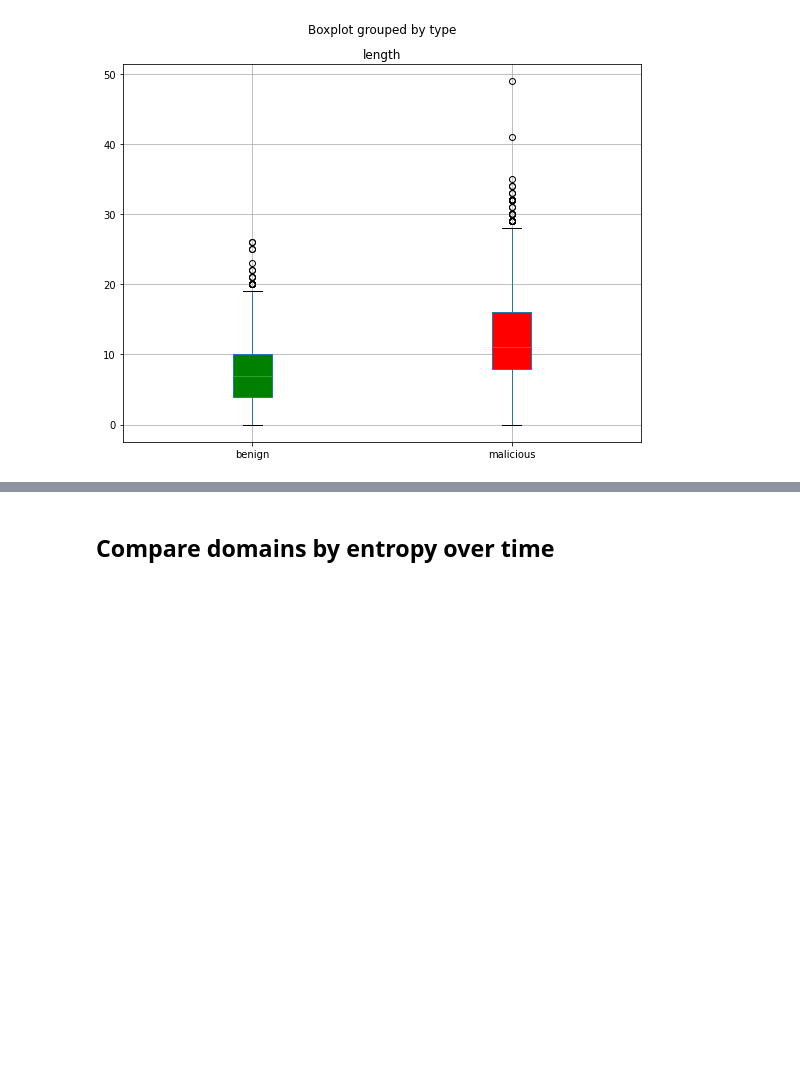
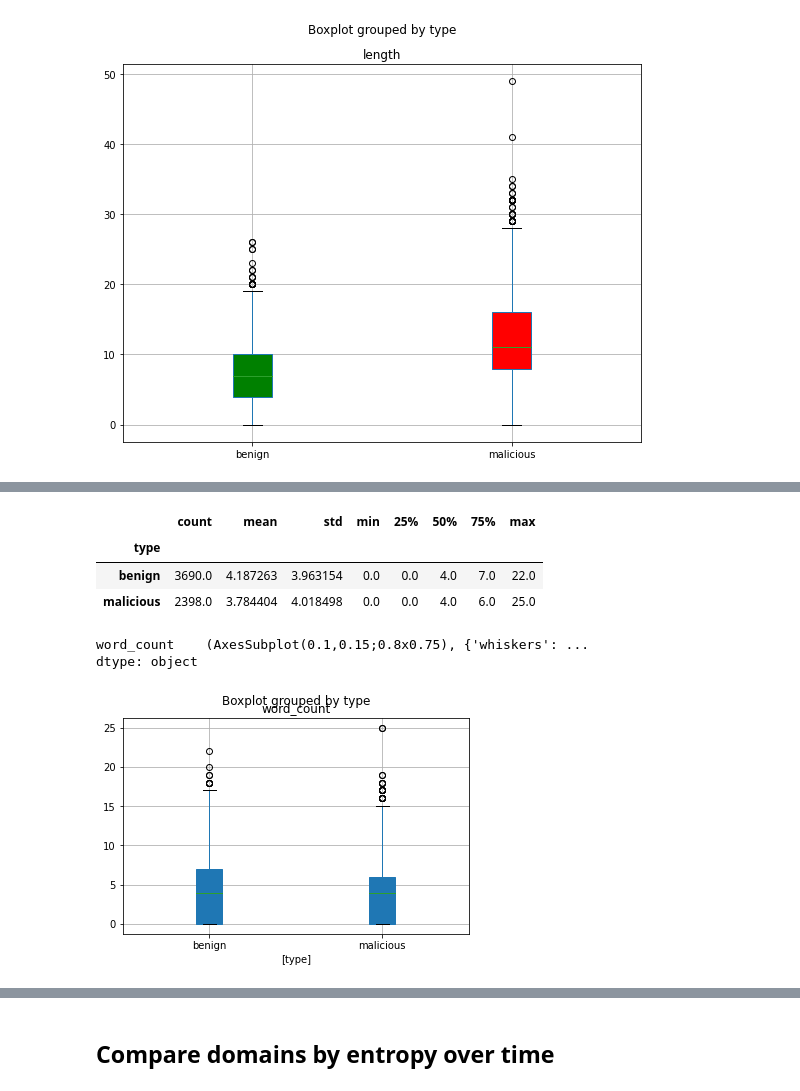
Before and after one commit to erodium/artemis, a Jupyter notebook: notebooks/kevin-eda.ipynb, the cells around one changed output, grey strips where cells are left out. Saved outputs shown, nothing was run; the diff lists cells and outputs as text; code cells hidden in the pictures; blank space fills up the shorter version.

```diff
--- a/notebooks/kevin-eda.ipynb
+++ b/notebooks/kevin-eda.ipynb
@@ -737,0 +754,20 @@ Text(0, 0.5, 'Domain Entropy')
+# %%
+word_list = set(words.words())
+word_length_threshold = 3
+# Remove words with less than 4 characters
+word_list = [x for x in word_list if len(x) > word_length_threshold ]
+
+# Todo: Stop searching when domain becomes all numbers or spaces
+# Search for words in domain string. Remove the words from the domain when a match occurs,
+# otherwise we could have more word characters in a domain than the length of a string.
+# Should consider that shorter words may match first simply due to coming first in
+# the dictionary. How can we account for that?
+def find_words(domain, word_list, verbose=False):
+    word_count = 0
+    for word in word_list:
+        if word in domain:
+            word_count += len(word)
+            domain = domain.replace(word, ' ')
+            if verbose: print(word + " matched in " + domain)
+            if verbose: print("updated domain is now " + domain)
+    return(word_count)
@@ -737,0 +788,2 @@ Text(0, 0.5, 'Domain Entropy')
+# %%
+combined_domain_df['word_count'] = combined_domain_df['domain'].apply(lambda x: find_words(x, word_list))
@@ -737,0 +806,17 @@ Text(0, 0.5, 'Domain Entropy')
+# %%
+combined_domain_df.groupby('type')['word_count'].describe()
+# %% [output]
+|  | count | mean | std | min | 25% | 50% | 75% | max |
+| type |  |  |  |  |  |  |  |  |
+| benign | 3690.0 | 4.187263 | 3.963154 | 0.0 | 0.0 | 4.0 | 7.0 | 22.0 |
+| malicious | 2398.0 | 3.784404 | 4.018498 | 0.0 | 0.0 | 4.0 | 6.0 | 25.0 |
+# %%
+combined_domain_df[['type', 'word_count']].boxplot(
+    by="type", figsize=(6,4),
+    return_type='both',
+    patch_artist = True
+)
+# %% [output]
+word_count    (AxesSubplot(0.1,0.15;0.8x0.75), {'whiskers': ...
+dtype: object
+[figure, added]
```
Also changed, not shown: parts of 40 cells of this notebook, 1 other file.
